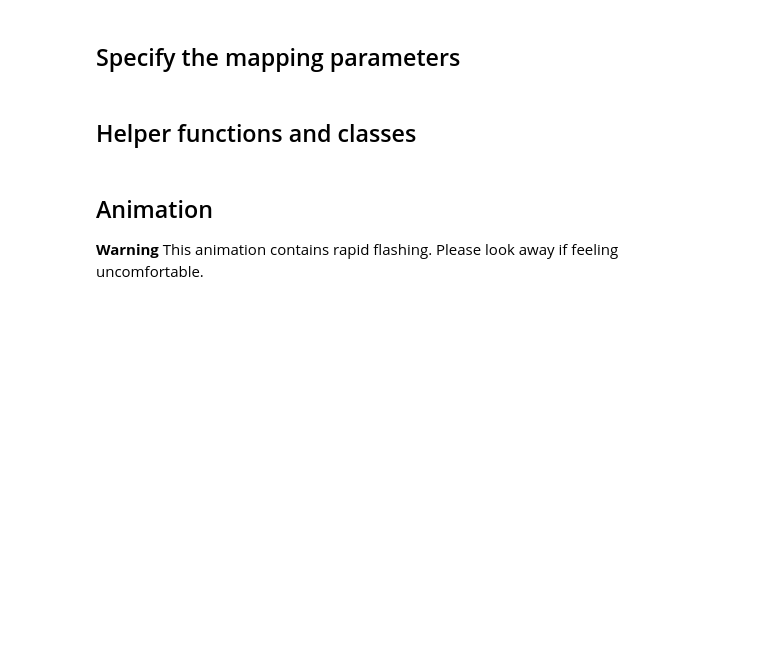
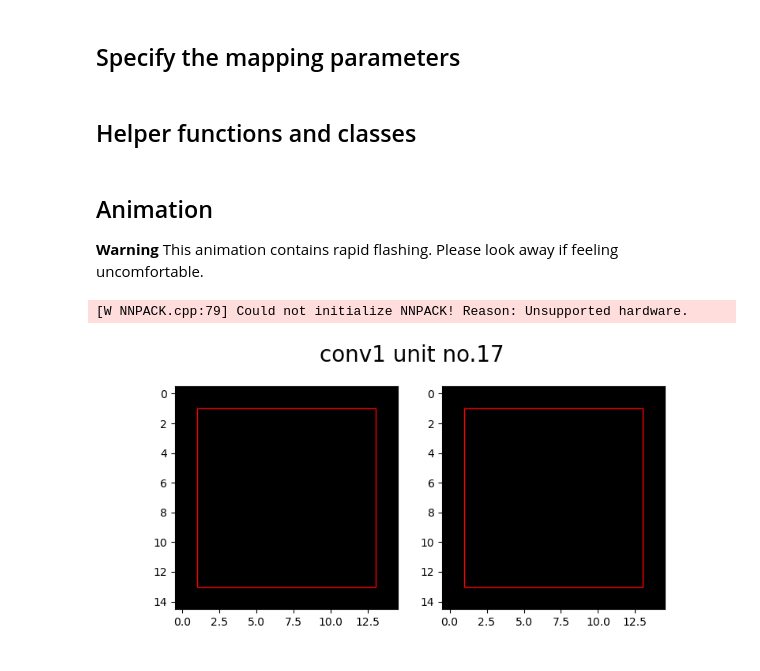
Before and after one commit to tonyfu97/RF-Mapping, a Jupyter notebook: src/rf_mapping/rfmpz/rf_mapping_live(standalone).ipynb, the cells around one changed output. Cells and saved outputs as stored; diff of their text form; code cells hidden in the pictures; blank space fills up the shorter version.

```diff
--- a/src/rf_mapping/rfmpz/rf_mapping_live(standalone).ipynb
+++ b/src/rf_mapping/rfmpz/rf_mapping_live(standalone).ipynb
@@ -28,12 +28,12 @@ import matplotlib.animation as animation
 
 **NOTE**: conv_i = 0 means conv1.
 # %%
-# model = models.alexnet(weights=AlexNet_Weights.IMAGENET1K_V1)
-# model_name = 'alexnet'
-model = models.vgg16(weights=VGG16_Weights.IMAGENET1K_V1)
-model_name = 'vgg16'
+model = models.alexnet(pretrained=True)
+model_name = 'alexnet'
+# model = models.vgg16(weights=VGG16_Weights.IMAGENET1K_V1)
+# model_name = 'vgg16'
 
-conv_i = 9
+conv_i = 0
 unit_i = 17
 animation_interval_ms = 10  # If too short, the animation may not plot some of the bars (but will still input all the bars to the model).
 # %% [markdown]
@@ -731,34 +731,40 @@ def animate_func(frame):
     vmin = frame[2].min()
     vmax = frame[2].max()
     # im2.set_clim(vmin=vmin, vmax=vmax)
-    im2.set_data(((np.transpose(frame[2], (1,2,0)))-vmin)/(vmax-vmin))
+    vrange = vmax - vmin
+    if math.isclose(vrange, 0):  # prevent zero-division
+        vrange = 1
+    im2.set_data(((np.transpose(frame[2], (1,2,0)))-vmin)/(vrange))
     ax2.set_title(f"bar no. {frame[3]}/{frame[4]}")
 
 # Create stimulus set
 splist = stimset_dict(xn,max_rf,blen_rf_ratios,aspect_ratios,orientations,fgvals,bgvals)
 
 # Create stimulus generator
 bar_gen = bar_generator(splist, model, layer_idx, unit_i)
 
 """
 The animation will be active as long as the variable 'ani' lives. Therefore,
 it is important to have the notebook magic: %matplotlib ipympl.
 !pip install ipympl
 %matplotlib ipympl
 
 Also, the animation function is difficult to debug because it sliences error
 messages.
 
 For details, see https://matplotlib.org/stable/api/_as_gen/matplotlib.animation.FuncAnimation.html#matplotlib.animation.FuncAnimation
 """
 ani = animation.FuncAnimation(fig, animate_func, frames=bar_gen,
                               interval=animation_interval_ms, save_count=0,
                               cache_frame_data=False, repeat=False)
 
 padding = (xn - max_rf)//2
 rect1 = make_box((padding-1, padding-1, padding+max_rf-1, padding+max_rf-1))
 ax1.add_patch(rect1)
 rect2 = make_box((padding-1, padding-1, padding+max_rf-1, padding+max_rf-1))
 ax2.add_patch(rect2)
 
 plt.show()
+# %% [output]
+[W NNPACK.cpp:79] Could not initialize NNPACK! Reason: Unsupported hardware.
+[figure, added]
```
Also changed, not shown: parts of 1 cell of this notebook, 13 other files.
